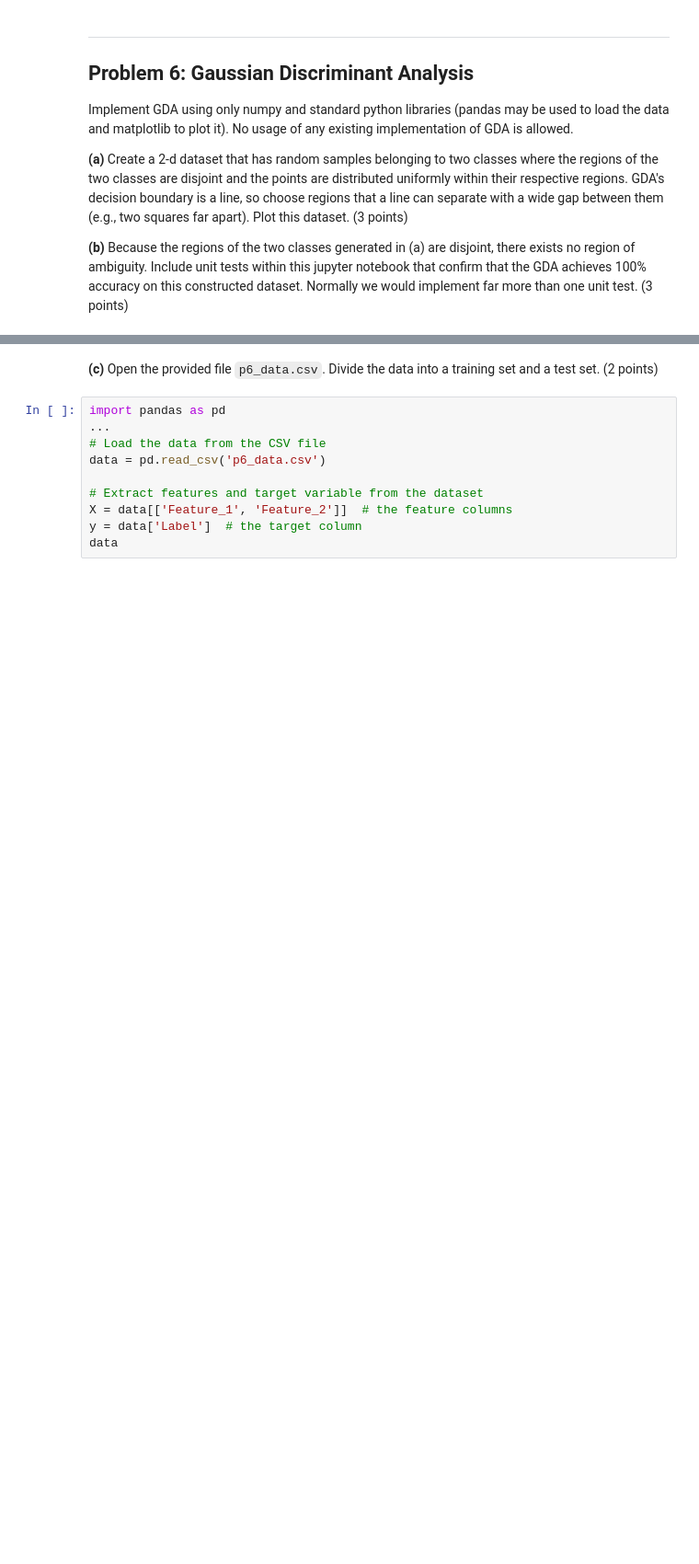
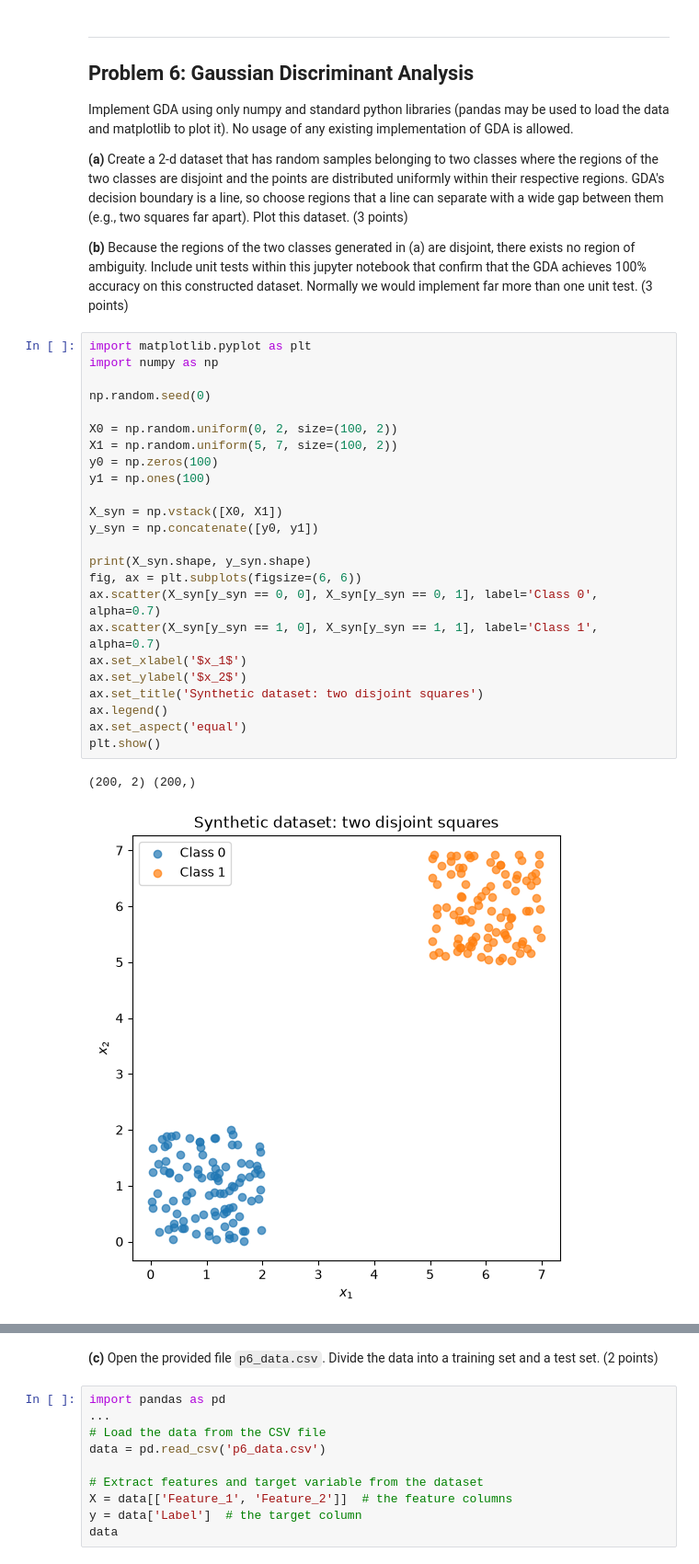
Before and after one commit to ajradka/CSCI6032_26F_MachineLearning, a Jupyter notebook: hw5/CSCI6032_hw5.ipynb, the cells around one changed output, grey strips where cells are left out. Shown at 92% size. Saved outputs shown, nothing was run; the diff lists cells and outputs as text; blank space fills up the shorter version.

```diff
--- a/hw5/CSCI6032_hw5.ipynb
+++ b/hw5/CSCI6032_hw5.ipynb
@@ -256,3 +471,30 @@ between them (e.g., two squares far apart).  Plot this dataset. (3 points)
 Include unit tests within this jupyter notebook that confirm that the GDA achieves
 100% accuracy on this constructed dataset.  Normally we would implement far more than one
 unit test. (3 points)
+# %%
+import matplotlib.pyplot as plt
+import numpy as np
+
+np.random.seed(0)
+
+X0 = np.random.uniform(0, 2, size=(100, 2))
+X1 = np.random.uniform(5, 7, size=(100, 2))
+y0 = np.zeros(100)
+y1 = np.ones(100)
+
+X_syn = np.vstack([X0, X1])
+y_syn = np.concatenate([y0, y1])
+
+print(X_syn.shape, y_syn.shape)
+fig, ax = plt.subplots(figsize=(6, 6))
+ax.scatter(X_syn[y_syn == 0, 0], X_syn[y_syn == 0, 1], label='Class 0', alpha=0.7)
+ax.scatter(X_syn[y_syn == 1, 0], X_syn[y_syn == 1, 1], label='Class 1', alpha=0.7)
+ax.set_xlabel('$x_1$')
+ax.set_ylabel('$x_2$')
+ax.set_title('Synthetic dataset: two disjoint squares')
+ax.legend()
+ax.set_aspect('equal')
+plt.show()
+# %% [output]
+(200, 2) (200,)
+[figure, added]
```
Also changed, not shown: parts of 22 cells of this notebook.
